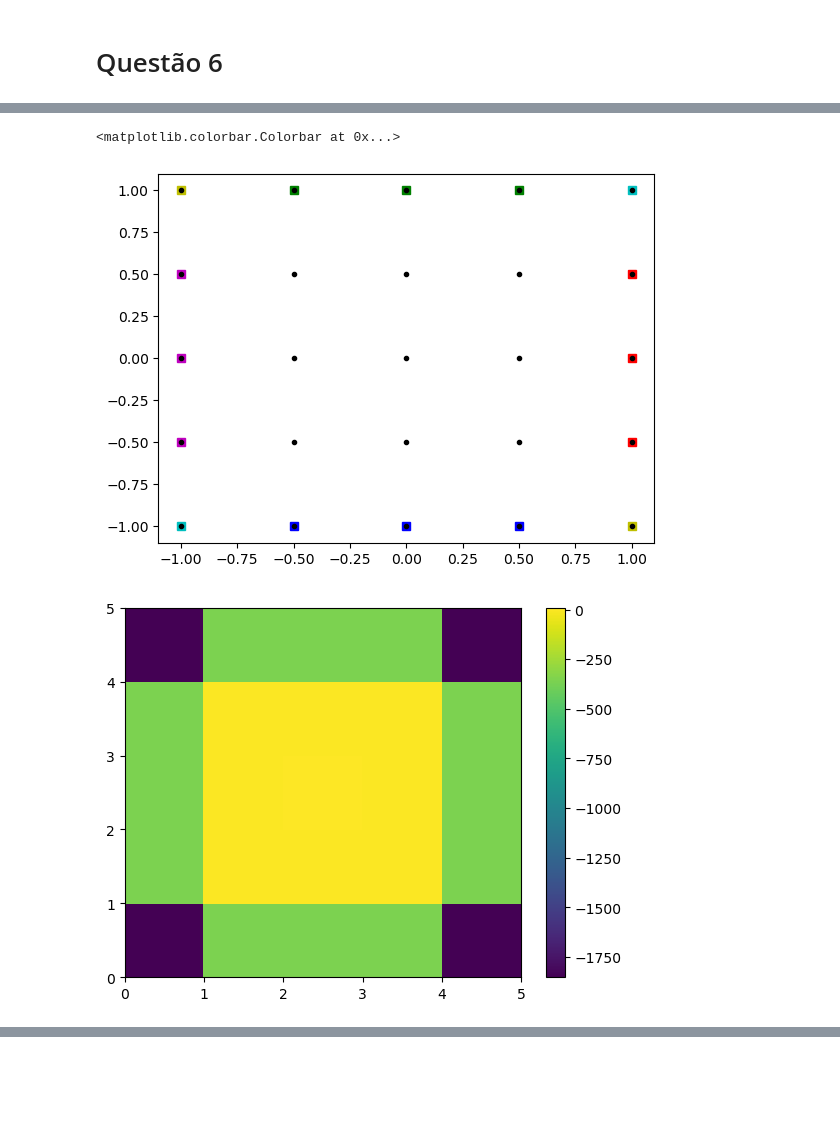
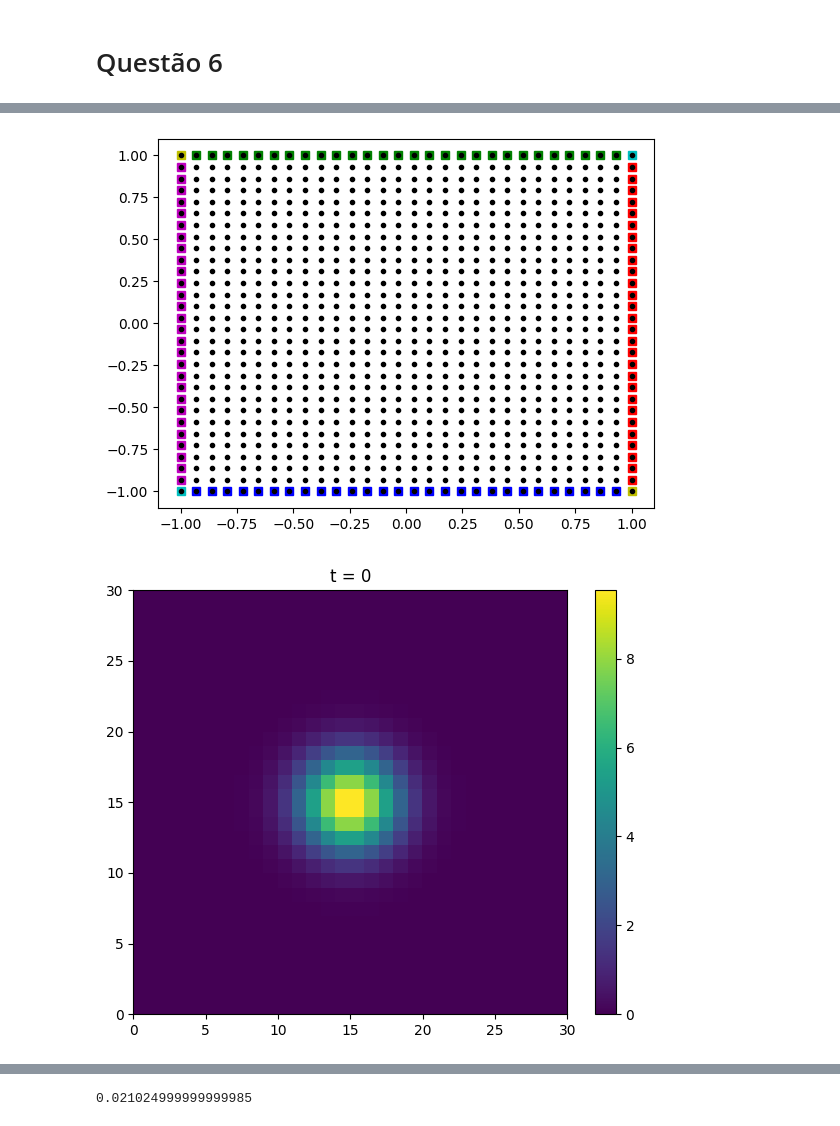
Before and after one commit to Gabrielsssilverio/Metodos_numericos, a Jupyter notebook: Lista_1.ipynb, the cells around one changed output, grey strips where cells are left out. Drawn from its saved outputs; the diff is of its cells as text; code cells hidden in the pictures; blank space fills up the shorter version.

```diff
--- a/Lista_1.ipynb
+++ b/Lista_1.ipynb
@@ -465,14 +465,14 @@ lamb = 0.01 # (W/(m.K)), condutividade termica
 s = 0 #Fonte de calor externa
 h = 20 # (W/(m^2.K)), coeficiente de troca de calor
 T_inf = 20 # K, temperatura do meio externo
-k_ter = 0.03
+k_ter = 0.3
 def T_inicial (x, y):
     return 10 * np.exp(-20 * (((x)**2) + ((y)**2)))
 
 # Discretização espacial
 
-N_x = 5 #Número de pontos na direção x
-N_y = 5 #Número de pontos na direção y
+N_x = 30 #Número de pontos na direção x
+N_y = 30 #Número de pontos na direção y
 x = np.linspace(-1, L_x, N_x) #Geração dos pontos
 y = np.linspace(-1, L_y, N_y)
 delta_x = x[1] - x[0] #Valor de delta x
@@ -493,7 +493,7 @@ region_L = np.arange(N_x , ((N_x * (N_y - 1)) - N_x) + N_x, N_x) # Fronteira esq
 
 # Discrição temporal
 t_end = 100
-delta_t = 0.2
+delta_t = 0.01
 
 # Parametro de estabilidade numérica
 beta_x = (lamb * delta_t) / (delta_x ** 2)
@@ -550,8 +550,19 @@ plt.plot(x[n_t_l], y[n_t_l], 'sy', label = 'L')
 
 plt.plot(x, y, '.k')
 
-#Resultado
-plt.figure()
-plt.pcolor(temp[:,2].reshape(N_y, N_x))
-plt.colorbar()
+# Plotagem dos resultados
+
+time_indices = [0, 25, 50, 75, 100]
+for i, t_idx in enumerate(time_indices):
+    fig = plt.figure(figsize=(6, 5))
+    ax = fig.add_subplot(1, 1, 1)
+
+    # Plota o pcolor no subplot atual
+    pc = ax.pcolor(temp[:, t_idx].reshape(N_y, N_x))
+    fig.colorbar(pc, ax=ax)
+    ax.set_title(f't = {t_idx}')
+    plt.tight_layout()
+
+plt.show()
+print(beta_x)
 # %% [output]
@@ -559,3 +570,2 @@ plt.colorbar()
-<matplotlib.colorbar.Colorbar at 0x...>
-[figure, old version]
+[figure, new version]
-[figure, old version]
+[figure, new version]
@@ -561,0 +576 @@ plt.colorbar()
+0.021024999999999985
```
Also changed, not shown: parts of 1 cell of this notebook.
